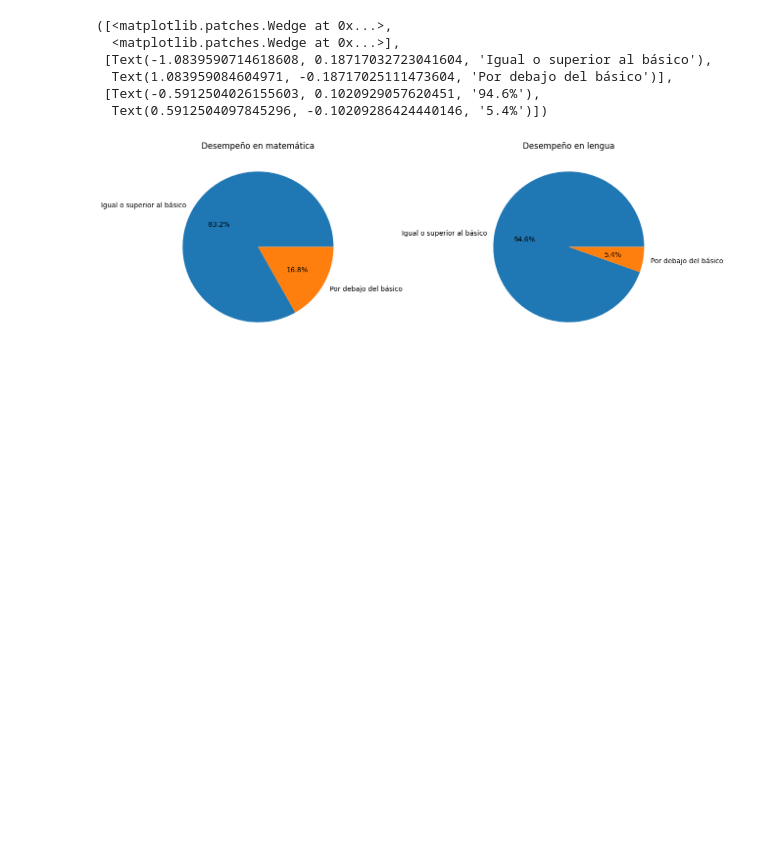
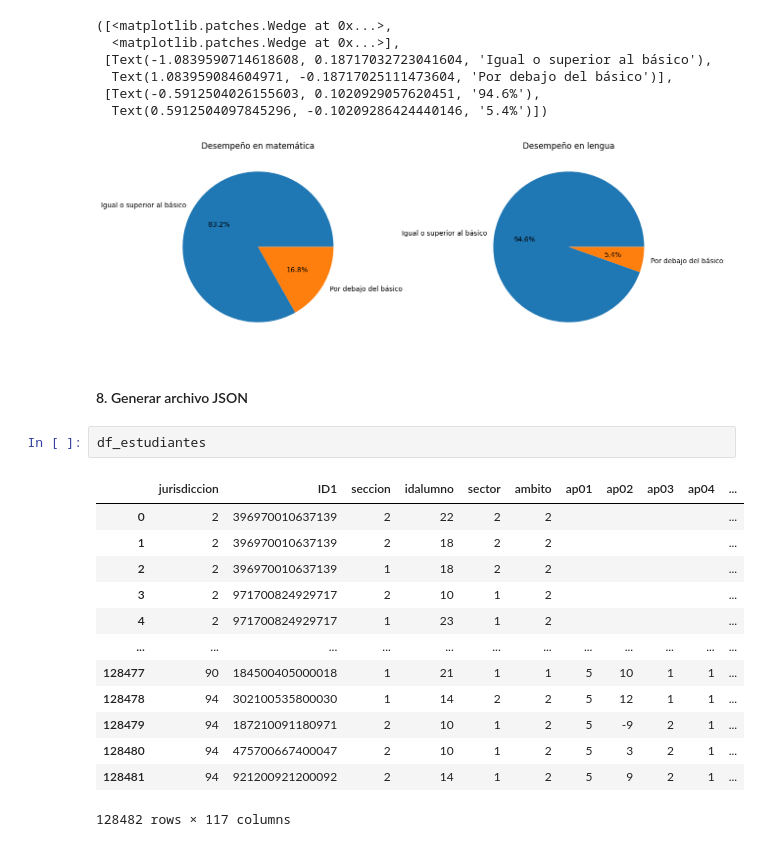
Before and after one commit to alerodriguez01/tp1-cs-datos, a Jupyter notebook: tp1-cs-datos.ipynb, the cells around one changed output. Cells and saved outputs as stored; diff of their text form; blank space fills up the shorter version.

```diff
--- a/tp1-cs-datos.ipynb
+++ b/tp1-cs-datos.ipynb
@@ -376,3 +376,21 @@ ax[1].pie(desemp_leng["ldesemp_new"].value_counts(), labels=labels, autopct='%1.
  [Text(-0.5912504026155603, 0.1020929057620451, '94.6%'),
   Text(0.5912504097845296, -0.10209286424440146, '5.4%')])
 [figure]
+# %% [markdown]
+#### 8. Generar archivo JSON
+# %%
+df_estudiantes
+# %% [output]
+|  | jurisdiccion | ID1 | seccion | idalumno | sector | ambito | ap01 | ap02 | ap03 | ap04 | ... |
+| 0 | 2 | 396970010637139 | 2 | 22 | 2 | 2 |  |  |  |  | ... |
+| 1 | 2 | 396970010637139 | 2 | 18 | 2 | 2 |  |  |  |  | ... |
+| 2 | 2 | 396970010637139 | 1 | 18 | 2 | 2 |  |  |  |  | ... |
+| 3 | 2 | 971700824929717 | 2 | 10 | 1 | 2 |  |  |  |  | ... |
+| 4 | 2 | 971700824929717 | 1 | 23 | 1 | 2 |  |  |  |  | ... |
+| ... | ... | ... | ... | ... | ... | ... | ... | ... | ... | ... | ... |
+| 128477 | 90 | 184500405000018 | 1 | 21 | 1 | 1 | 5 | 10 | 1 | 1 | ... |
+| 128478 | 94 | 302100535800030 | 1 | 14 | 2 | 2 | 5 | 12 | 1 | 1 | ... |
+| 128479 | 94 | 187210091180971 | 2 | 10 | 1 | 2 | 5 | -9 | 2 | 1 | ... |
+| 128480 | 94 | 475700667400047 | 2 | 10 | 1 | 2 | 5 | 3 | 2 | 1 | ... |
+| 128481 | 94 | 921200921200092 | 2 | 14 | 1 | 2 | 5 | 9 | 2 | 1 | ... |
+128482 rows × 117 columns
```
Also changed, not shown: parts of 3 cells of this notebook, 1 other file.
